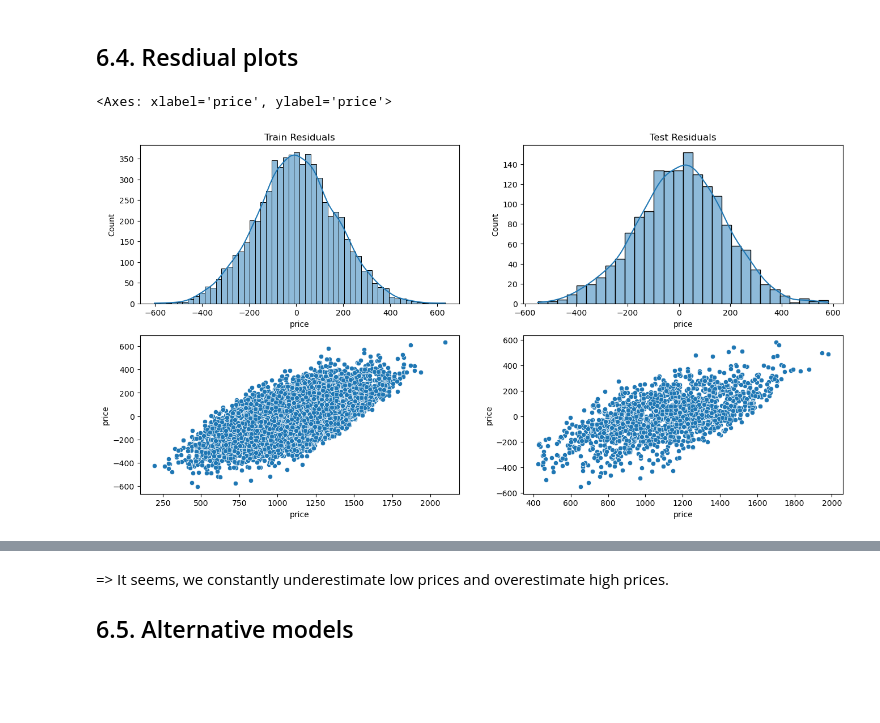
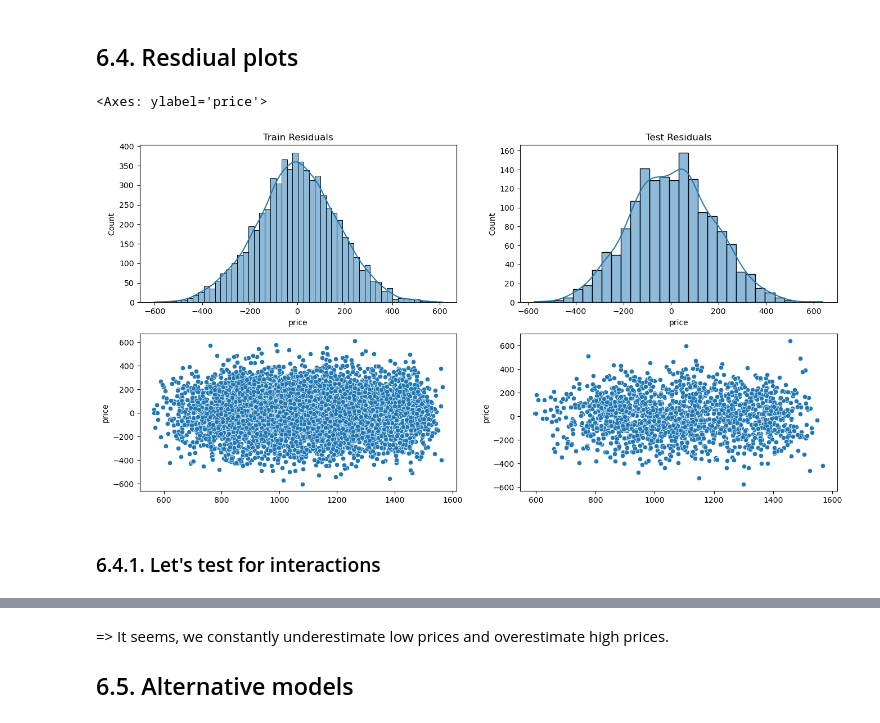
Before and after one commit to DenisProcyon/DSDM_ML_Pred, a Jupyter notebook: main.ipynb, the cells around one changed output, grey strips where cells are left out. Saved outputs shown, nothing was run; the diff lists cells and outputs as text; code cells hidden in the pictures; blank space fills up the shorter version.

```diff
--- a/main.ipynb
+++ b/main.ipynb
@@ -296,16 +302,18 @@ Mean Squared Error Test: 29773.7383819908
 # %%
 # Create 2 subplots
 fig, axs = plt.subplots(2, 2, figsize=(16, 8))
 
 # Plot the train residuals
 axs[0, 0].set_title('Train Residuals')
 sns.histplot(residuals_train, kde=True, ax=axs[0, 0])
-sns.scatterplot(x=y_train, y=residuals_train, ax=axs[1, 0])
+sns.scatterplot(x=y_pred, y=residuals_train, ax=axs[1, 0])
 
 # Plot the test residuals
 axs[0, 1].set_title('Test Residuals')
 sns.histplot(residuals_test, kde=True, ax=axs[0, 1])
-sns.scatterplot(x=y_test, y=residuals_test, ax=axs[1, 1])
+sns.scatterplot(x=y_test_pred, y=residuals_test, ax=axs[1, 1])
 # %% [output]
-<Axes: xlabel='price', ylabel='price'>
+<Axes: ylabel='price'>
-[figure, old version]
+[figure, new version]
+# %% [markdown]
+### 6.4.1. Let's test for interactions
```
Also changed, not shown: parts of 10 cells of this notebook, 1 other file.
